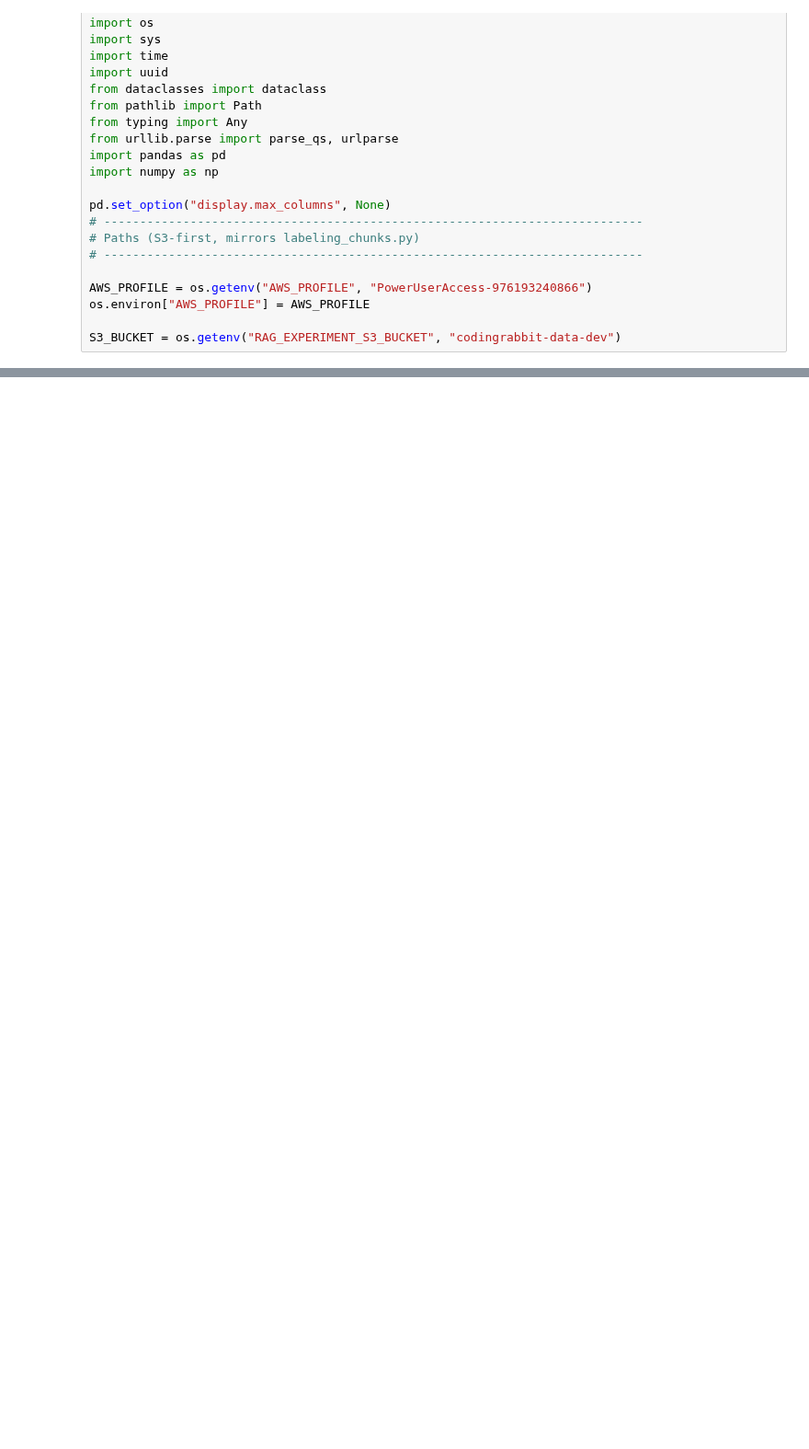
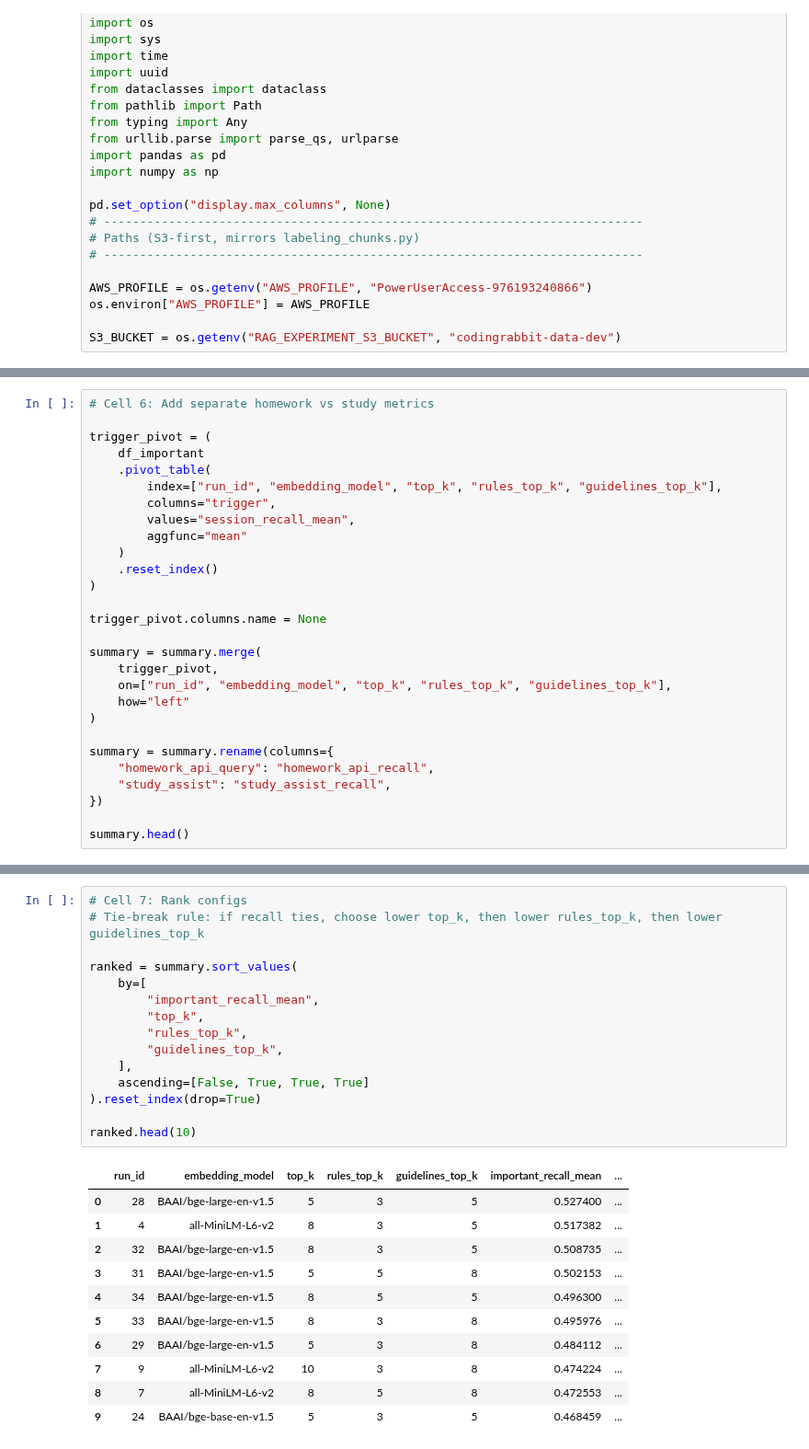
Before and after one commit to emowat/ai-teaching-assistant, a Jupyter notebook: rag/experiments/retrieval_post_mortem.ipynb, the cells around one changed output, grey strips where cells are left out. Shown at 92% size. Drawn from its saved outputs; the diff is of its cells as text; blank space fills up the shorter version.

```diff
--- a/rag/experiments/retrieval_post_mortem.ipynb
+++ b/rag/experiments/retrieval_post_mortem.ipynb
@@ -140,0 +276,28 @@ df.sort_values(by=['metric_f1','metric_recall'], ascending=False)
+# %%
+# Cell 6: Add separate homework vs study metrics
+
+trigger_pivot = (
+    df_important
+    .pivot_table(
+        index=["run_id", "embedding_model", "top_k", "rules_top_k", "guidelines_top_k"],
+        columns="trigger",
+        values="session_recall_mean",
+        aggfunc="mean"
+    )
+    .reset_index()
+)
+
+trigger_pivot.columns.name = None
+
+summary = summary.merge(
+    trigger_pivot,
+    on=["run_id", "embedding_model", "top_k", "rules_top_k", "guidelines_top_k"],
+    how="left"
+)
+
+summary = summary.rename(columns={
+    "homework_api_query": "homework_api_recall",
+    "study_assist": "study_assist_recall",
+})
+
+summary.head()
@@ -140,0 +311,27 @@ df.sort_values(by=['metric_f1','metric_recall'], ascending=False)
+# %%
+# Cell 7: Rank configs
+# Tie-break rule: if recall ties, choose lower top_k, then lower rules_top_k, then lower guidelines_top_k
+
+ranked = summary.sort_values(
+    by=[
+        "important_recall_mean",
+        "top_k",
+        "rules_top_k",
+        "guidelines_top_k",
+    ],
+    ascending=[False, True, True, True]
+).reset_index(drop=True)
+
+ranked.head(10)
+# %% [output]
+|  | run_id | embedding_model | top_k | rules_top_k | guidelines_top_k | important_recall_mean | ... |
+| 0 | 28 | BAAI/bge-large-en-v1.5 | 5 | 3 | 5 | 0.527400 | ... |
+| 1 | 4 | all-MiniLM-L6-v2 | 8 | 3 | 5 | 0.517382 | ... |
+| 2 | 32 | BAAI/bge-large-en-v1.5 | 8 | 3 | 5 | 0.508735 | ... |
+| 3 | 31 | BAAI/bge-large-en-v1.5 | 5 | 5 | 8 | 0.502153 | ... |
+| 4 | 34 | BAAI/bge-large-en-v1.5 | 8 | 5 | 5 | 0.496300 | ... |
+| 5 | 33 | BAAI/bge-large-en-v1.5 | 8 | 3 | 8 | 0.495976 | ... |
+| 6 | 29 | BAAI/bge-large-en-v1.5 | 5 | 3 | 8 | 0.484112 | ... |
+| 7 | 9 | all-MiniLM-L6-v2 | 10 | 3 | 8 | 0.474224 | ... |
+| 8 | 7 | all-MiniLM-L6-v2 | 8 | 5 | 8 | 0.472553 | ... |
+| 9 | 24 | BAAI/bge-base-en-v1.5 | 5 | 3 | 5 | 0.468459 | ... |
```
Also changed, not shown: parts of 20 cells of this notebook, 18 other files.
